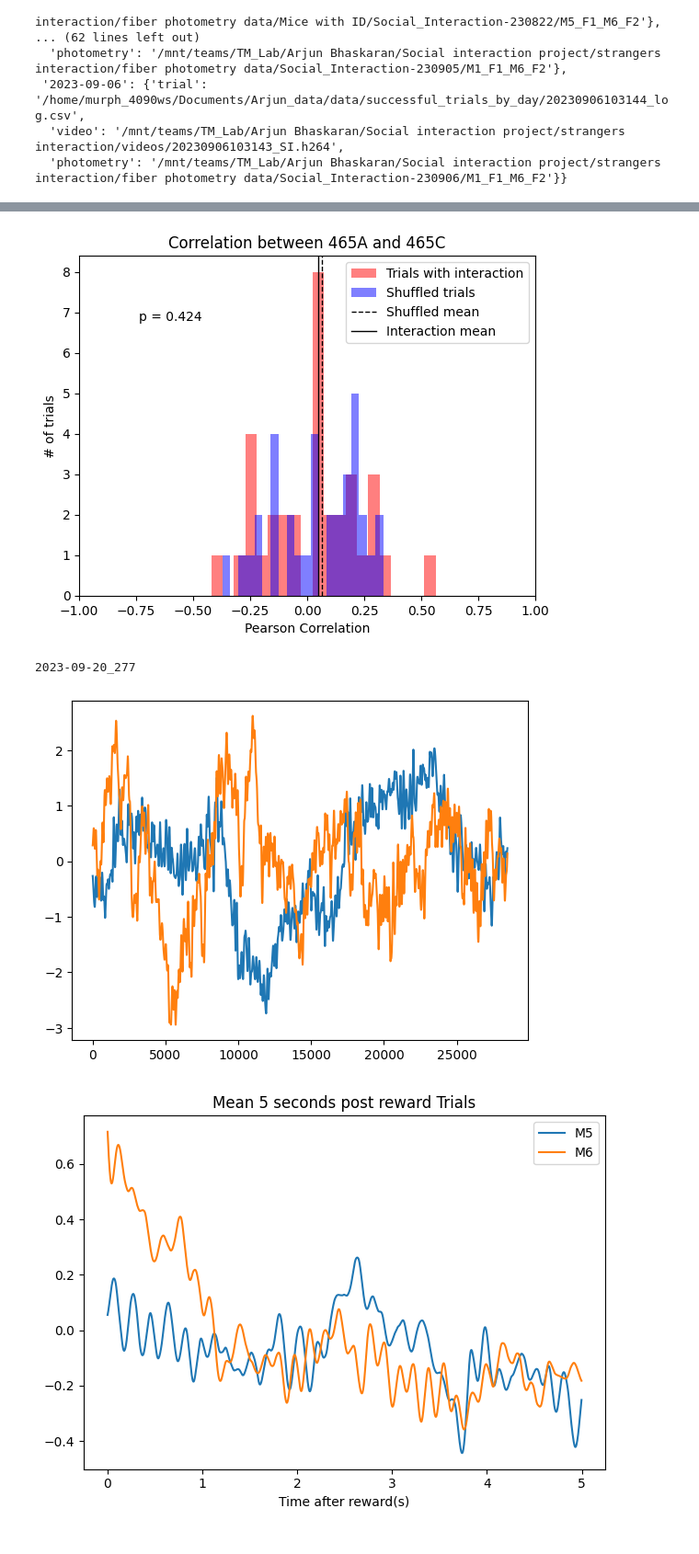
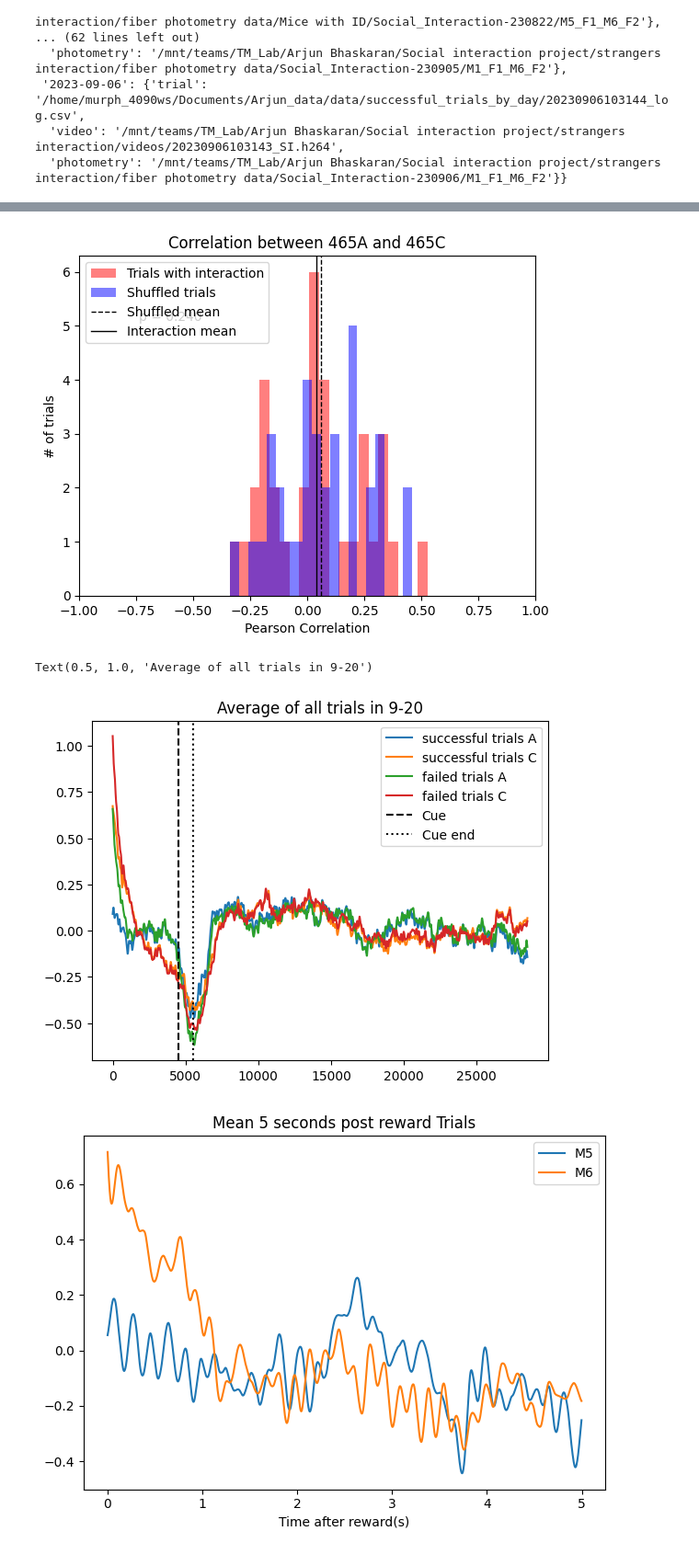
Before and after one commit to Tsuchijo/Interaction_Task_Data_Processing, a Jupyter notebook: src/notebooks/process_photometry.ipynb, the cells around one changed output, grey strips where cells are left out. Shown: that part at 92% size. Saved outputs shown, nothing was run; the diff lists cells and outputs as text; code cells hidden in the pictures.

```diff
--- a/src/notebooks/process_photometry.ipynb
+++ b/src/notebooks/process_photometry.ipynb
@@ -262,11 +262,15 @@ all_photometry_data
 # %%
 success_list_465A = []
 success_list_465C = []
+success_list_diffA = []
+success_list_diffC = []
 success_trial_names = []
 post_reward_list_465A = []
 post_reward_list_465C = []
 fail_list_465A = []
 fail_list_465C = []
+fail_list_diffA = []
+fail_list_diffC = []
 for key in [key for key in all_photometry_data.keys() if key[-2:] != '_2']:
     print(key)
     if key != '2023-09-20':
@@ -274,29 +278,36 @@ for key in [key for key in all_photometry_data.keys() if key[-2:] != '_2']:
     data = get_trial_photometry_data(key, all_photometry_data)
     csv = pd.read_csv(all_photometry_data[key]['trial'])
     movemen_trials = get_movement_success_trials(key, all_photometry_data)
+    start_cut = 1000
     for trial, success in enumerate(csv['successful_trials'].to_list()):
         fs = int(data['fs'])
         time_series = np.arange(1, 29, 1/data['fs'])
 
         if trial in movemen_trials:
             try:
-                dff_465A = deltaFF((data['465A'][trial] - data['405A'][trial])[fs:len(time_series) + fs], time_series)[0]
-                dff_465C = deltaFF((data['465C'][trial] - data['405C'][trial])[fs:len(time_series) + fs], time_series)[0]
+                diff_465A = deltaFF((data['465A'][trial] - data['405A'][trial])[start_cut:len(time_series) + start_cut], time_series)[0]
+                diff_465C = deltaFF((data['465C'][trial] - data['405C'][trial])[start_cut:len(time_series) + start_cut], time_series)[0]
+                dff_465A = deltaFF(data['465A'][trial][start_cut:len(time_series) + start_cut], time_series)[0]
+                dff_465C = deltaFF(data['465C'][trial][start_cut:len(time_series) + start_cut], time_series)[0]
+                success_list_diffA.append(diff_465A)
+                success_list_diffC.append(diff_465C)
                 success_list_465A.append(dff_465A)
                 success_list_465C.append(dff_465C)
                 success_trial_names.append(key + '_' + str(trial))
                 # get reward timing
                 M5_reward_time = csv['mouse_R_reward_time'][trial]
                 M6_reward_time = csv['mouse_L_reward_time'][trial]
-                post_reward_list_465A.append(dff_465A[int((M5_reward_time - 1) * fs):int(M5_reward_time * fs) + int(4 * fs)])
-                post_reward_list_465C.append(dff_465C[int((M6_reward_time - 1) * fs):int(M6_reward_time * fs) + int(4 * fs)])
+                post_reward_list_465A.append(dff_465A[int((M5_reward_time - 3) * fs):int(M5_reward_time * fs) + int(4 * fs)])
+                post_reward_list_465C.append(dff_465C[int((M6_reward_time - 3) * fs):int(M6_reward_time * fs) + int(4 * fs)])
             except:
                 print(len(time_series))
                 continue
         else:
             try:
-                fail_list_465A.append(deltaFF(data['465A'][trial][fs:len(time_series) + fs], time_series)[0])
-                fail_list_465C.append(deltaFF(data['465C'][trial][fs:len(time_series) + fs], time_series)[0])
+                fail_list_diffA.append(deltaFF((data['465A'][trial] - data['405A'][trial])[start_cut:len(time_series) + start_cut], time_series)[0])
+                fail_list_diffC.append(deltaFF((data['465C'][trial] - data['405A'][trial])[start_cut:len(time_series) + start_cut], time_series)[0])
+                fail_list_465A.append(deltaFF(data['465A'][trial][start_cut:len(time_series) + start_cut], time_series)[0])
+                fail_list_465C.append(deltaFF(data['465C'][trial][start_cut:len(time_series) + start_cut], time_series)[0])
             except:
                 print(len(time_series))
                 continue
@@ -409,20 +420,26 @@ ax.set_xlim(-1, 1)
 fig.savefig(config.PROJECT_ROOT + '/data/media/figures/correlation.svg')
 plt.show()
 # %% [output]
-[figure, old version]
+[figure, new version]
 # %%
 # sort success trial names by correlation
 sorted_trial_tracesA = [x for _, x in sorted(zip(success_correlation, success_list_465A))]
 sorted_trial_tracesC = [x for _, x in sorted(zip(success_correlation, success_list_465C))]
 sorted_trial_names = [x for _, x in sorted(zip(success_correlation, success_trial_names))]
-ind = -2
-ind = [  i for i, name in enumerate(sorted_trial_names) if '277' in name][0]
-plt.plot(sorted_trial_tracesA[ind])
-plt.plot(sorted_trial_tracesC[ind])
-print(sorted_trial_names[ind])
+ind = 3
+#ind = [  i for i, name in enumerate(sorted_trial_names) if '276' in name][0]
+plt.plot(np.mean(fail_list_diffA, axis=0), label='successful trials A')
+plt.plot(np.mean(fail_list_diffC, axis=0), label='successful trials C')
+plt.plot(np.mean(fail_list_465A, axis=0), label='failed trials A')
+plt.plot(np.mean(fail_list_465C, axis=0), label='failed trials C')
+# add vertical line at 5000
+plt.axvline(4500, color='black', linestyle='dashed', label='Cue')
+plt.axvline(5500, color='black', linestyle='dotted', label='Cue end')
+plt.legend()
+plt.title('Average of all trials in 9-20')
 # %% [output]
-2023-09-20_277
+Text(0.5, 1.0, 'Average of all trials in 9-20')
-[figure, old version]
+[figure, new version]
 # %%
 # average over all reward trials
 mean_465A_reward = np.mean([y[:min([len(x) for x in post_reward_list_465A])] for y in post_reward_list_465A], axis=0)
```
Also changed, not shown: parts of 1 cell of this notebook, 2 other files.
